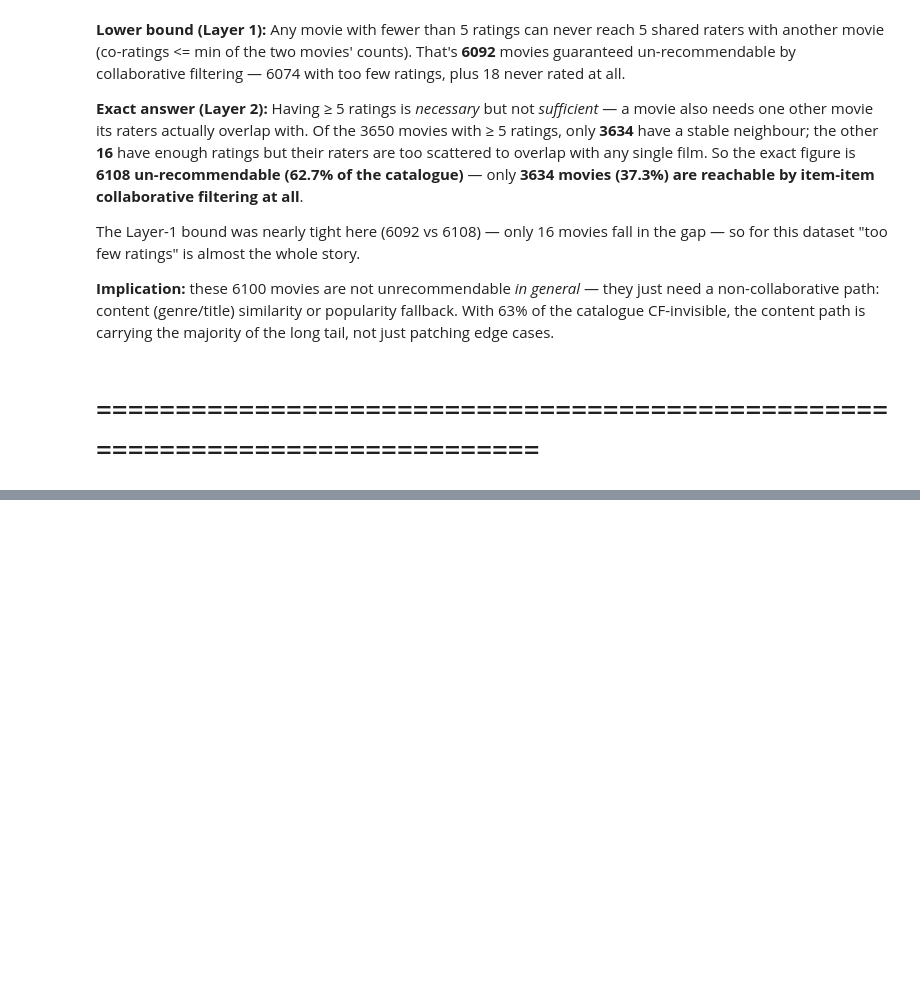
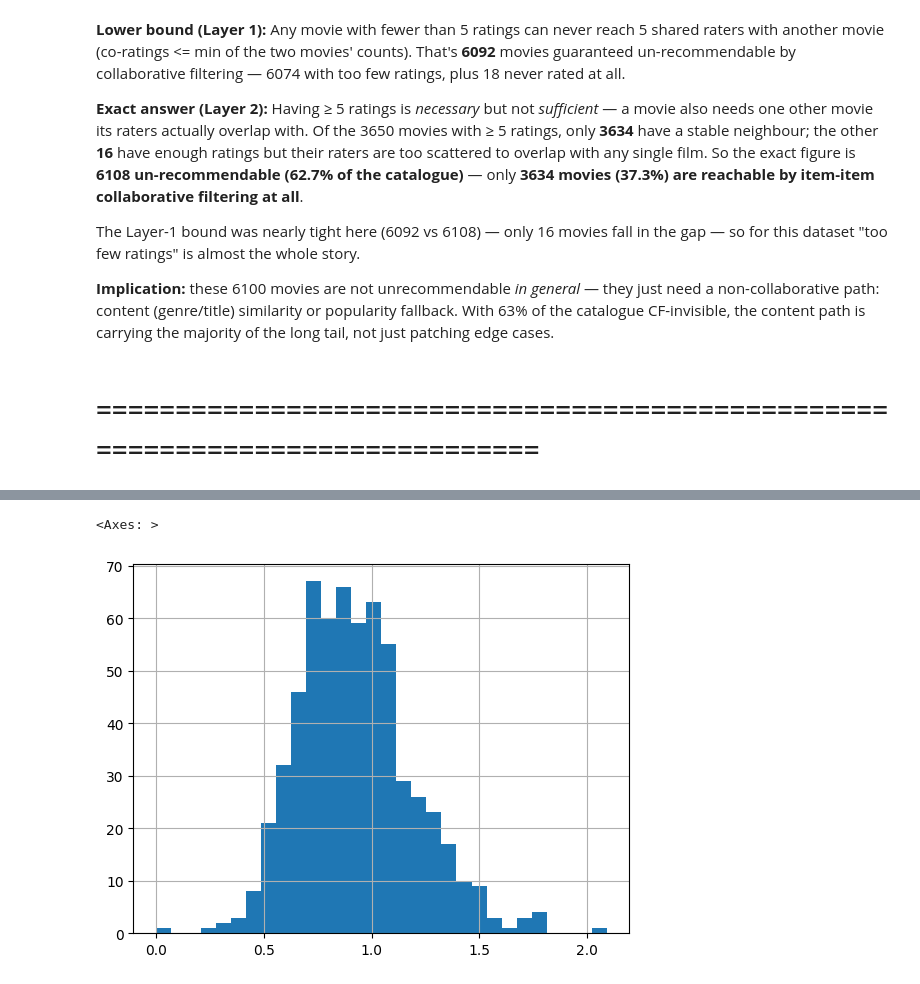
Before and after one commit to Bukunmi2108/givemore, a Jupyter notebook: pipeline/explore.ipynb, the cells around one changed output, grey strips where cells are left out. Drawn from its saved outputs; the diff is of its cells as text; code cells hidden in the pictures; blank space fills up the shorter version.

```diff
--- a/pipeline/explore.ipynb
+++ b/pipeline/explore.ipynb
@@ -182,0 +234,5 @@ The Layer-1 bound was nearly tight here (6092 vs 6108) — only 16 movies fall i
+# %%
+user_rating_stats["std"].hist(bins=30)
+# %% [output]
+<Axes: >
+[figure, added]
```
Also changed, not shown: parts of 24 cells of this notebook.
